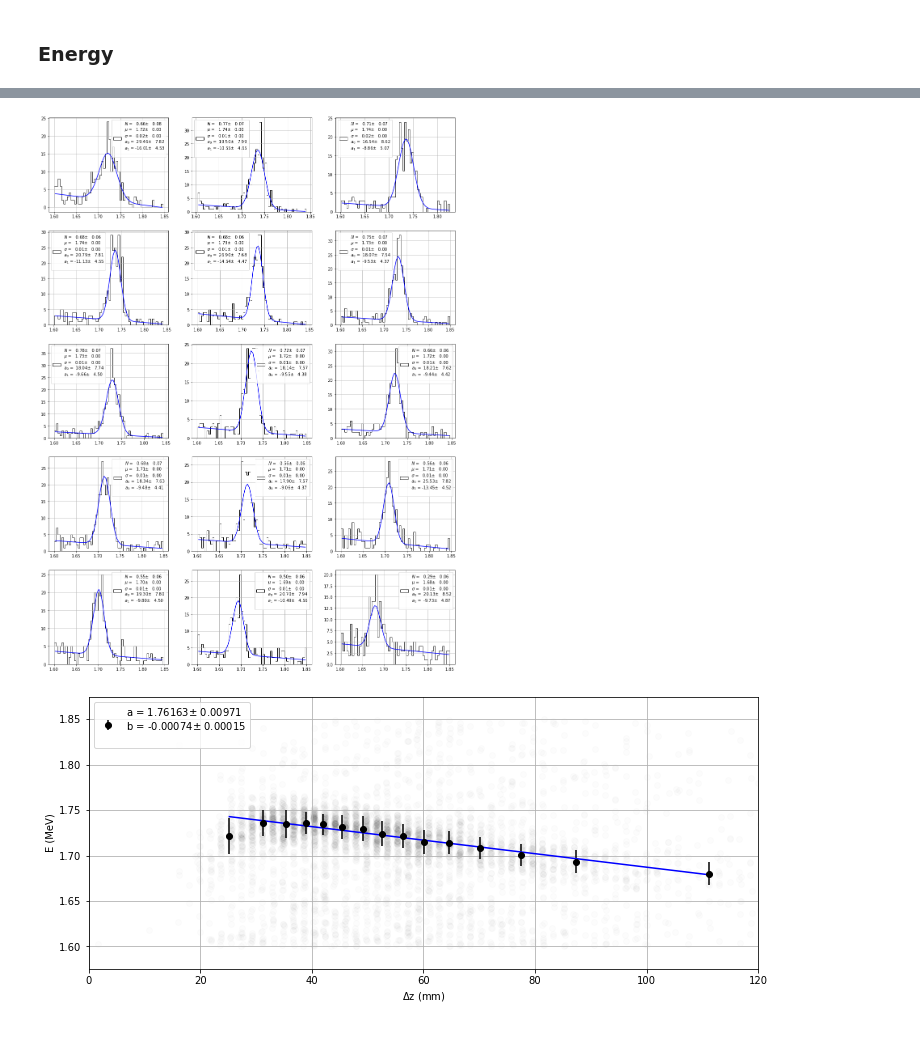
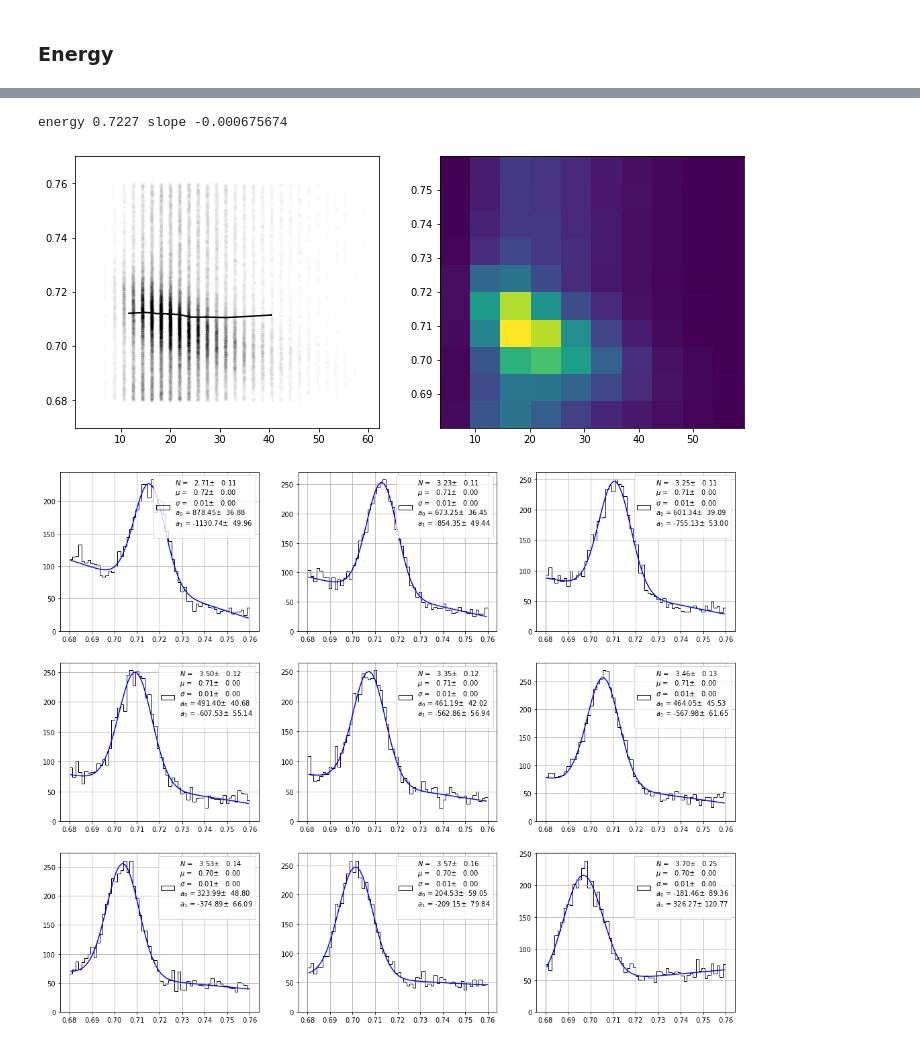
Before and after one commit to jahernando/next, a Jupyter notebook: NB/demo/demo_energy_resolution_run7.ipynb, the cells around one changed output, grey strips where cells are left out. Cells and saved outputs as stored; diff of their text form; code cells hidden in the pictures.

```diff
--- a/NB/demo/demo_energy_resolution_run7.ipynb
+++ b/NB/demo/demo_energy_resolution_run7.ipynb
@@ -151,5 +127,0 @@ pltext.hprofile(dz, ene, bins = bins, xrange = (0., 60), percentile = True, colo
-# %%
-nbins = 16
-p0s   = nbins*[(10., 0.71, 0.02, 70., -70),]
-#p0s[2] = (10., 0.71, 0.02, 70., -70)
-xmed, mus, sigs = eres.dz_effect_profile(dz, ene, nbins, p0s = p0s, plot = True);
@@ -168,7 +127,0 @@ cs_par = par
-# %%
-sel   = selections['fidutial'] & selections['energy.ds']
-bins = 10
-
-dz, ene = [dft[name][sel].values for name in ('dz_track', 'energy')]
-plt.scatter(dz, ene,alpha = 0.05); plt.xlim((0., 120.));
-pltext.hprofile(dz, ene, bins = bins, xrange = (0., 120), percentile = True);
@@ -177,14 +127,0 @@ pltext.hprofile(dz, ene, bins = bins, xrange = (0., 120), percentile = True);
-# %%
-nbins = 16
-p0s   = nbins*[None,]
-xmed, mus, sigs = eres.dz_effect_profile(dz, ene, nbins, p0s = p0s, plot = True);
-# %% [output]
-[figure, removed]
-# %%
-pltext.canvas(1);
-plt.scatter(dz, ene, alpha = 0.01); plt.xlim((0., 120.));
-par, upars = eres.dz_effect(xmed, mus, sigs, plot = True);
-plt.xlabel(r'$\Delta$z (mm)'); plt.ylabel('E (MeV)');
-ds_par = par
-# %% [output]
-[figure, removed]
@@ -193,0 +128,32 @@ energy_cs = 0.663
+# %%
+def plt_dzeffect(dft, ename, erange, dzrange, bins = 10, p0 = None, alpha = 0.005):
+
+    ene, dz = [dft[name].values for name in (ename, 'dz_track')]
+    sel   = ut.in_range(ene, erange) & ut.in_range(dz, dzrange)
+    ene, dz = ene[sel], dz[sel]
+
+    subplot = pltext.canvas(2)
+    subplot(1)
+    plt.scatter(dz, ene,alpha = alpha, marker = '.');
+    pltext.hprofile(dz, ene, bins = bins, xrange = (0., 120), percentile = True);
+    subplot(2)
+    plt.hist2d(dz, ene ,(bins, bins));
+
+    p0s   = bins * [p0]
+    len(ene), len(dz), np.sum(np.isnan(ene)), np.sum(np.isnan(dz))
+    xmed, mus, sigs = eres.dz_effect_profile(dz, ene, bins, p0s = p0s, plot = True);
+
+    pltext.canvas(1);
+    plt.scatter(dz, ene, alpha = alpha, marker = '.');
+    par, upars = eres.dz_effect(xmed, mus, sigs, plot = True);
+    plt.xlabel(r'$\Delta$z (mm)'); plt.ylabel('E (MeV)');
+
+    print('energy {:6.4f} slope {:8.6g}'.format(*par))
+
+    return par
+# %%
+cs_par = plt_dzeffect(dft, 'energy', ranges['energy.cs'], ranges['dz_track.cs'], p0 = (10, 0.72, 0.02, 100., -100));
+# %% [output]
+energy 0.7227 slope -0.000675674
+[figure, added]
+[figure, added]
```
Also changed, not shown: parts of 30 cells of this notebook, 3 other files.
